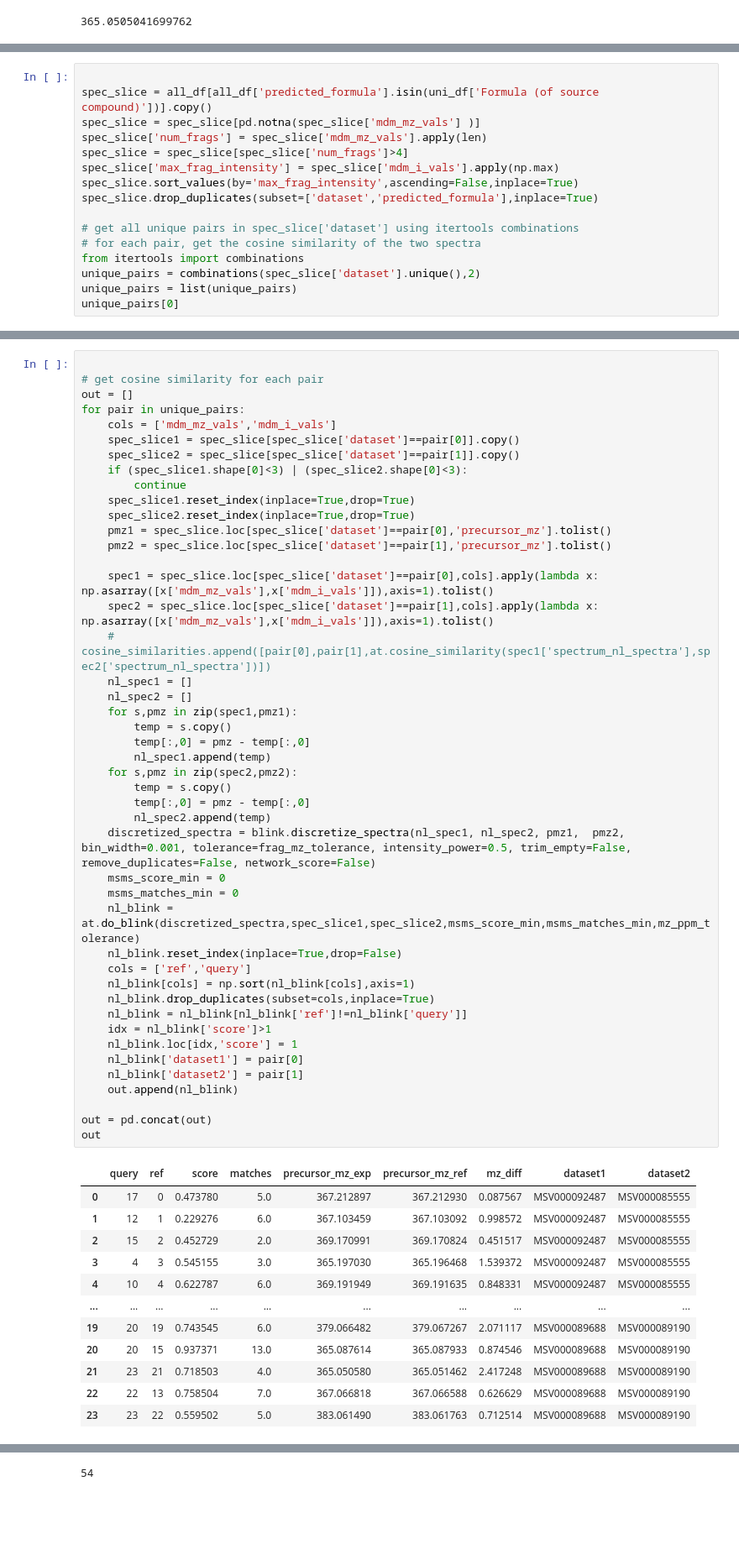
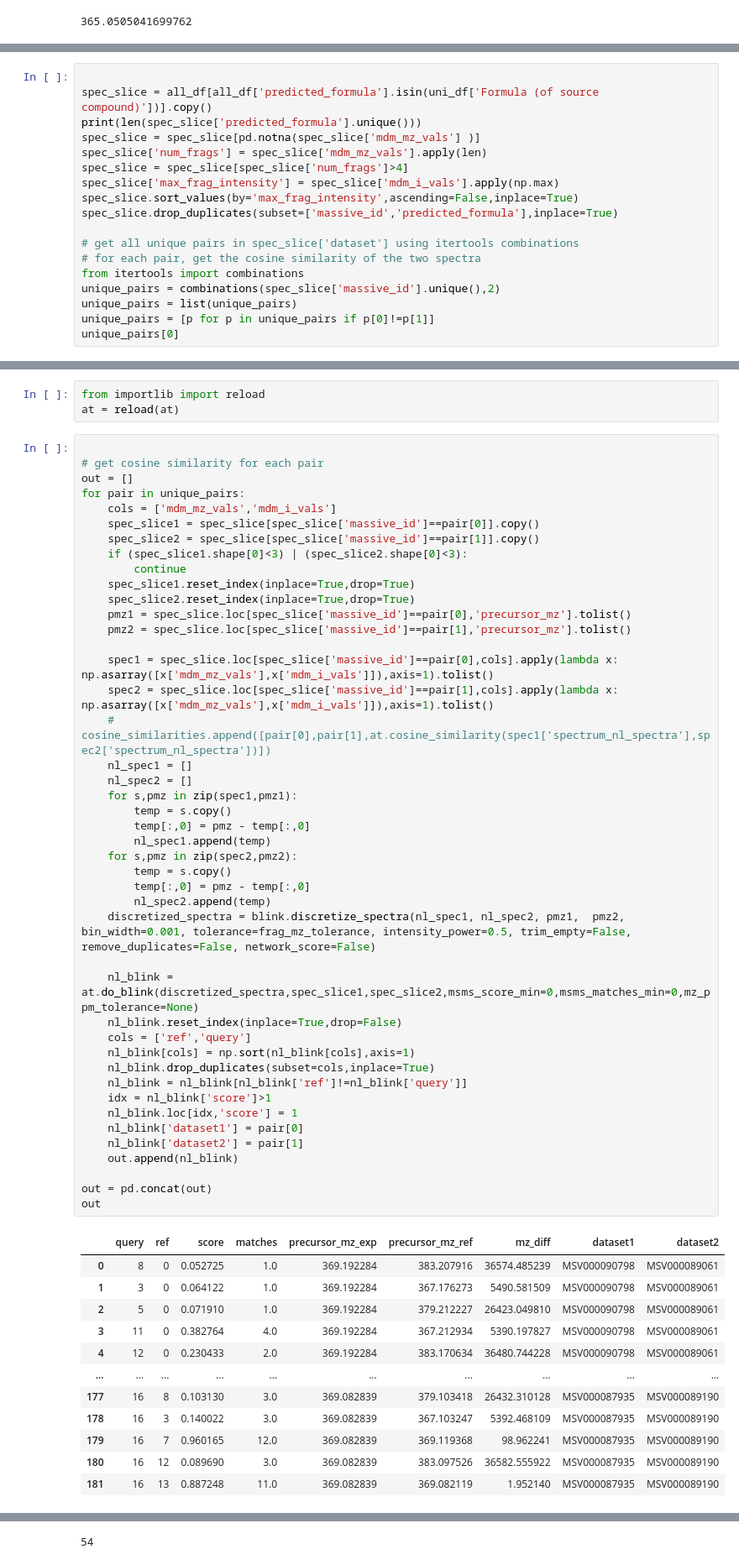
Before and after one commit to biorack/envnet, a Jupyter notebook: carbon_network/use/ms2_similarity_analysis.ipynb, the cells around one changed output, grey strips where cells are left out. Shown: that part at 84% size. Drawn from its saved outputs; the diff is of its cells as text; blank space fills up the shorter version.

```diff
--- a/carbon_network/use/ms2_similarity_analysis.ipynb
+++ b/carbon_network/use/ms2_similarity_analysis.ipynb
@@ -71,17 +92,19 @@ data_pmzs[0]
 # %%
 
 spec_slice = all_df[all_df['predicted_formula'].isin(uni_df['Formula (of source compound)'])].copy()
+print(len(spec_slice['predicted_formula'].unique()))
 spec_slice = spec_slice[pd.notna(spec_slice['mdm_mz_vals'] )]
 spec_slice['num_frags'] = spec_slice['mdm_mz_vals'].apply(len)
 spec_slice = spec_slice[spec_slice['num_frags']>4]
 spec_slice['max_frag_intensity'] = spec_slice['mdm_i_vals'].apply(np.max)
 spec_slice.sort_values(by='max_frag_intensity',ascending=False,inplace=True)
-spec_slice.drop_duplicates(subset=['dataset','predicted_formula'],inplace=True)
+spec_slice.drop_duplicates(subset=['massive_id','predicted_formula'],inplace=True)
 
 # get all unique pairs in spec_slice['dataset'] using itertools combinations
 # for each pair, get the cosine similarity of the two spectra
 from itertools import combinations
-unique_pairs = combinations(spec_slice['dataset'].unique(),2)
+unique_pairs = combinations(spec_slice['massive_id'].unique(),2)
 unique_pairs = list(unique_pairs)
+unique_pairs = [p for p in unique_pairs if p[0]!=p[1]]
 unique_pairs[0]
 # %% [output]
@@ -89,58 +131,60 @@ unique_pairs[0]
+# %%
+from importlib import reload
+at = reload(at)
 # %%
 
 # get cosine similarity for each pair
 out = []
 for pair in unique_pairs:
     cols = ['mdm_mz_vals','mdm_i_vals']
-    spec_slice1 = spec_slice[spec_slice['dataset']==pair[0]].copy()
-    spec_slice2 = spec_slice[spec_slice['dataset']==pair[1]].copy()
+    spec_slice1 = spec_slice[spec_slice['massive_id']==pair[0]].copy()
+    spec_slice2 = spec_slice[spec_slice['massive_id']==pair[1]].copy()
     if (spec_slice1.shape[0]<3) | (spec_slice2.shape[0]<3):
         continue
     spec_slice1.reset_index(inplace=True,drop=True)
     spec_slice2.reset_index(inplace=True,drop=True)
-    pmz1 = spec_slice.loc[spec_slice['dataset']==pair[0],'precursor_mz'].tolist()
-    pmz2 = spec_slice.loc[spec_slice['dataset']==pair[1],'precursor_mz'].tolist()
+    pmz1 = spec_slice.loc[spec_slice['massive_id']==pair[0],'precursor_mz'].tolist()
+    pmz2 = spec_slice.loc[spec_slice['massive_id']==pair[1],'precursor_mz'].tolist()
 
-    spec1 = spec_slice.loc[spec_slice['dataset']==pair[0],cols].apply(lambda x: np.asarray([x['mdm_mz_vals'],x['mdm_i_vals']]),axis=1).tolist()
-    spec2 = spec_slice.loc[spec_slice['dataset']==pair[1],cols].apply(lambda x: np.asarray([x['mdm_mz_vals'],x['mdm_i_vals']]),axis=1).tolist()
+    spec1 = spec_slice.loc[spec_slice['massive_id']==pair[0],cols].apply(lambda x: np.asarray([x['mdm_mz_vals'],x['mdm_i_vals']]),axis=1).tolist()
+    spec2 = spec_slice.loc[spec_slice['massive_id']==pair[1],cols].apply(lambda x: np.asarray([x['mdm_mz_vals'],x['mdm_i_vals']]),axis=1).tolist()
     # cosine_similarities.append([pair[0],pair[1],at.cosine_similarity(spec1['spectrum_nl_spectra'],spec2['spectrum_nl_spectra'])])
     nl_spec1 = []
     nl_spec2 = []
     for s,pmz in zip(spec1,pmz1):
         temp = s.copy()
         temp[:,0] = pmz - temp[:,0]
         nl_spec1.append(temp)
     for s,pmz in zip(spec2,pmz2):
         temp = s.copy()
         temp[:,0] = pmz - temp[:,0]
         nl_spec2.append(temp)
     discretized_spectra = blink.discretize_spectra(nl_spec1, nl_spec2, pmz1,  pmz2, bin_width=0.001, tolerance=frag_mz_tolerance, intensity_power=0.5, trim_empty=False, remove_duplicates=False, network_score=False)
-    msms_score_min = 0
-    msms_matches_min = 0
-    nl_blink = at.do_blink(discretized_spectra,spec_slice1,spec_slice2,msms_score_min,msms_matches_min,mz_ppm_tolerance)
+
+    nl_blink = at.do_blink(discretized_spectra,spec_slice1,spec_slice2,msms_score_min=0,msms_matches_min=0,mz_ppm_tolerance=None)
     nl_blink.reset_index(inplace=True,drop=False)
     cols = ['ref','query']
     nl_blink[cols] = np.sort(nl_blink[cols],axis=1)
     nl_blink.drop_duplicates(subset=cols,inplace=True)
     nl_blink = nl_blink[nl_blink['ref']!=nl_blink['query']]
     idx = nl_blink['score']>1
     nl_blink.loc[idx,'score'] = 1
     nl_blink['dataset1'] = pair[0]
     nl_blink['dataset2'] = pair[1]
     out.append(nl_blink)
 
 out = pd.concat(out)
 out
 # %% [output]
 |  | query | ref | score | matches | precursor_mz_exp | precursor_mz_ref | mz_diff | dataset1 | dataset2 |
-| 0 | 17 | 0 | 0.473780 | 5.0 | 367.212897 | 367.212930 | 0.087567 | MSV000092487 | MSV000085555 |
-| 1 | 12 | 1 | 0.229276 | 6.0 | 367.103459 | 367.103092 | 0.998572 | MSV000092487 | MSV000085555 |
-| 2 | 15 | 2 | 0.452729 | 2.0 | 369.170991 | 369.170824 | 0.451517 | MSV000092487 | MSV000085555 |
-| 3 | 4 | 3 | 0.545155 | 3.0 | 365.197030 | 365.196468 | 1.539372 | MSV000092487 | MSV000085555 |
-| 4 | 10 | 4 | 0.622787 | 6.0 | 369.191949 | 369.191635 | 0.848331 | MSV000092487 | MSV000085555 |
+| 0 | 8 | 0 | 0.052725 | 1.0 | 369.192284 | 383.207916 | 36574.485239 | MSV000090798 | MSV000089061 |
+| 1 | 3 | 0 | 0.064122 | 1.0 | 369.192284 | 367.176273 | 5490.581509 | MSV000090798 | MSV000089061 |
+| 2 | 5 | 0 | 0.071910 | 1.0 | 369.192284 | 379.212227 | 26423.049810 | MSV000090798 | MSV000089061 |
+| 3 | 11 | 0 | 0.382764 | 4.0 | 369.192284 | 367.212934 | 5390.197827 | MSV000090798 | MSV000089061 |
+| 4 | 12 | 0 | 0.230433 | 2.0 | 369.192284 | 383.170634 | 36480.744228 | MSV000090798 | MSV000089061 |
 | ... | ... | ... | ... | ... | ... | ... | ... | ... | ... |
-| 19 | 20 | 19 | 0.743545 | 6.0 | 379.066482 | 379.067267 | 2.071117 | MSV000089688 | MSV000089190 |
-| 20 | 20 | 15 | 0.937371 | 13.0 | 365.087614 | 365.087933 | 0.874546 | MSV000089688 | MSV000089190 |
-| 21 | 23 | 21 | 0.718503 | 4.0 | 365.050580 | 365.051462 | 2.417248 | MSV000089688 | MSV000089190 |
-| 22 | 22 | 13 | 0.758504 | 7.0 | 367.066818 | 367.066588 | 0.626629 | MSV000089688 | MSV000089190 |
-| 23 | 23 | 22 | 0.559502 | 5.0 | 383.061490 | 383.061763 | 0.712514 | MSV000089688 | MSV000089190 |
+| 177 | 16 | 8 | 0.103130 | 3.0 | 369.082839 | 379.103418 | 26432.310128 | MSV000087935 | MSV000089190 |
+| 178 | 16 | 3 | 0.140022 | 3.0 | 369.082839 | 367.103247 | 5392.468109 | MSV000087935 | MSV000089190 |
+| 179 | 16 | 7 | 0.960165 | 12.0 | 369.082839 | 369.119368 | 98.962241 | MSV000087935 | MSV000089190 |
+| 180 | 16 | 12 | 0.089690 | 3.0 | 369.082839 | 383.097526 | 36582.555922 | MSV000087935 | MSV000089190 |
+| 181 | 16 | 13 | 0.887248 | 11.0 | 369.082839 | 369.082119 | 1.952140 | MSV000087935 | MSV000089190 |
```
Also changed, not shown: parts of 18 cells of this notebook, 6 other files.
